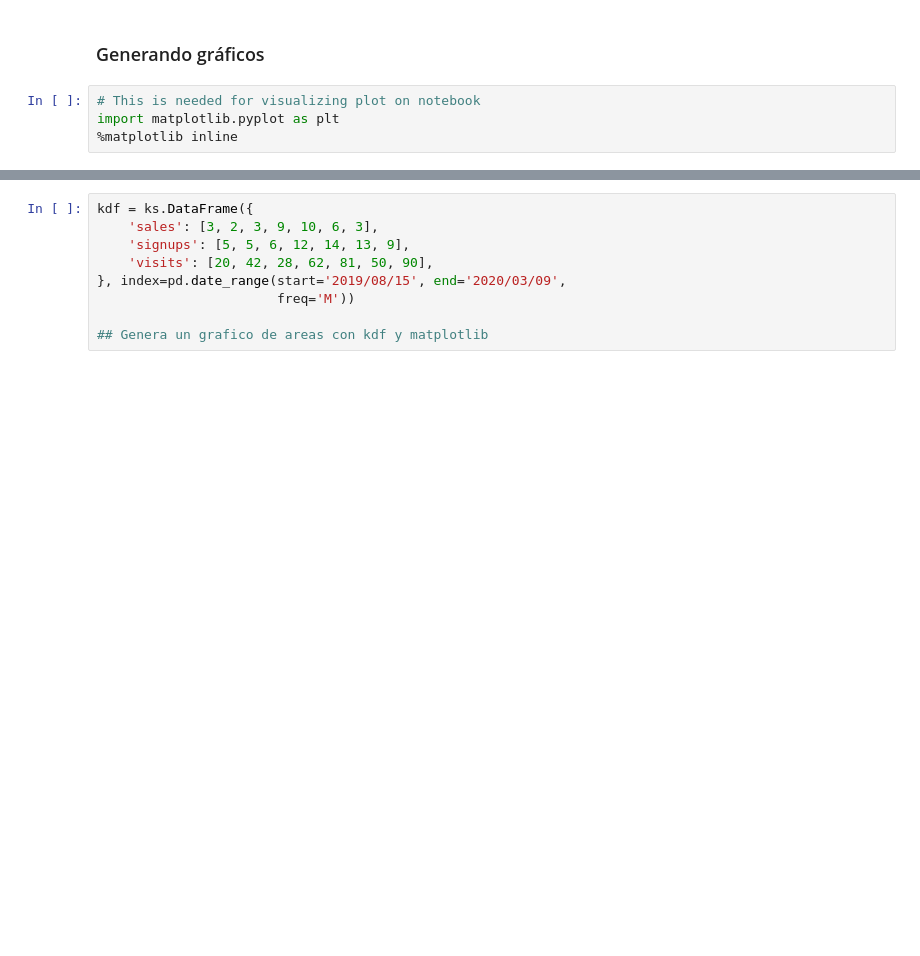
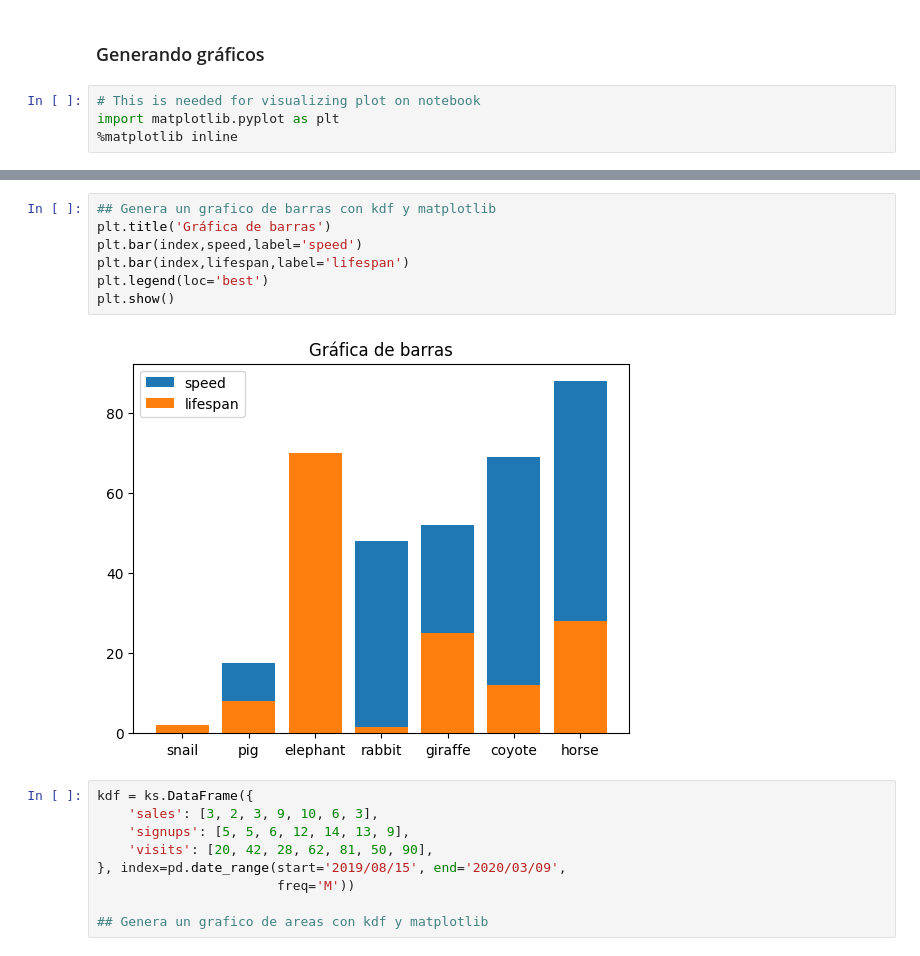
Before and after one commit to Heyder07/BigData_scripts, a Jupyter notebook: 7. Ejercicio práctico_Koalas.ipynb, the cells around one changed output, grey strips where cells are left out. Cells and saved outputs as stored; diff of their text form; blank space fills up the shorter version.

Commit message:
Barras

```diff
--- a/7. Ejercicio práctico_Koalas.ipynb
+++ b/7. Ejercicio práctico_Koalas.ipynb
@@ -181,3 +182,12 @@ AttributeError: module 'pyspark.pandas' has no attribute 'to_pandas'
+# %%
+## Genera un grafico de barras con kdf y matplotlib
+plt.title('Gráfica de barras')
+plt.bar(index,speed,label='speed')
+plt.bar(index,lifespan,label='lifespan')
+plt.legend(loc='best')
+plt.show()
+# %% [output]
+[figure, added]
 # %%
 kdf = ks.DataFrame({
     'sales': [3, 2, 3, 9, 10, 6, 3],
```
Also changed, not shown: parts of 16 cells of this notebook.
